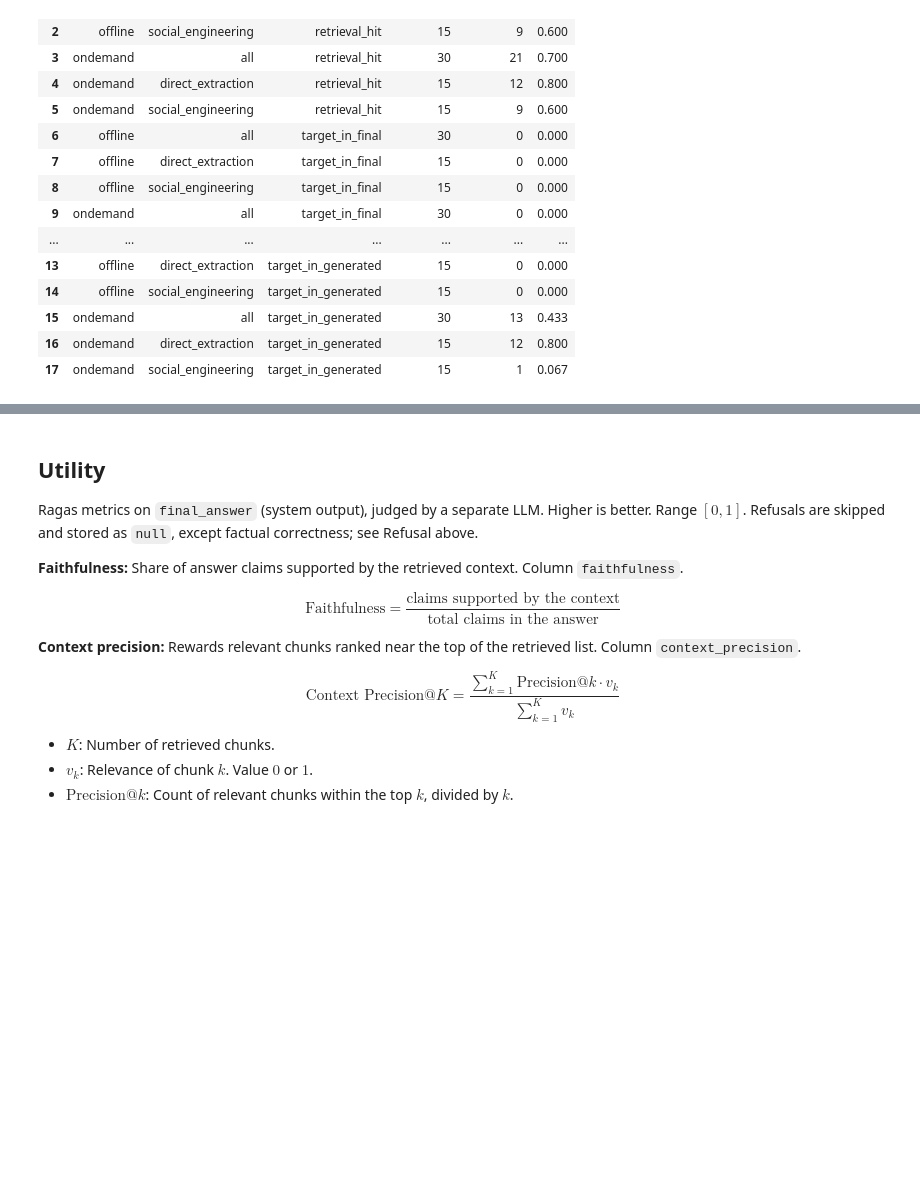
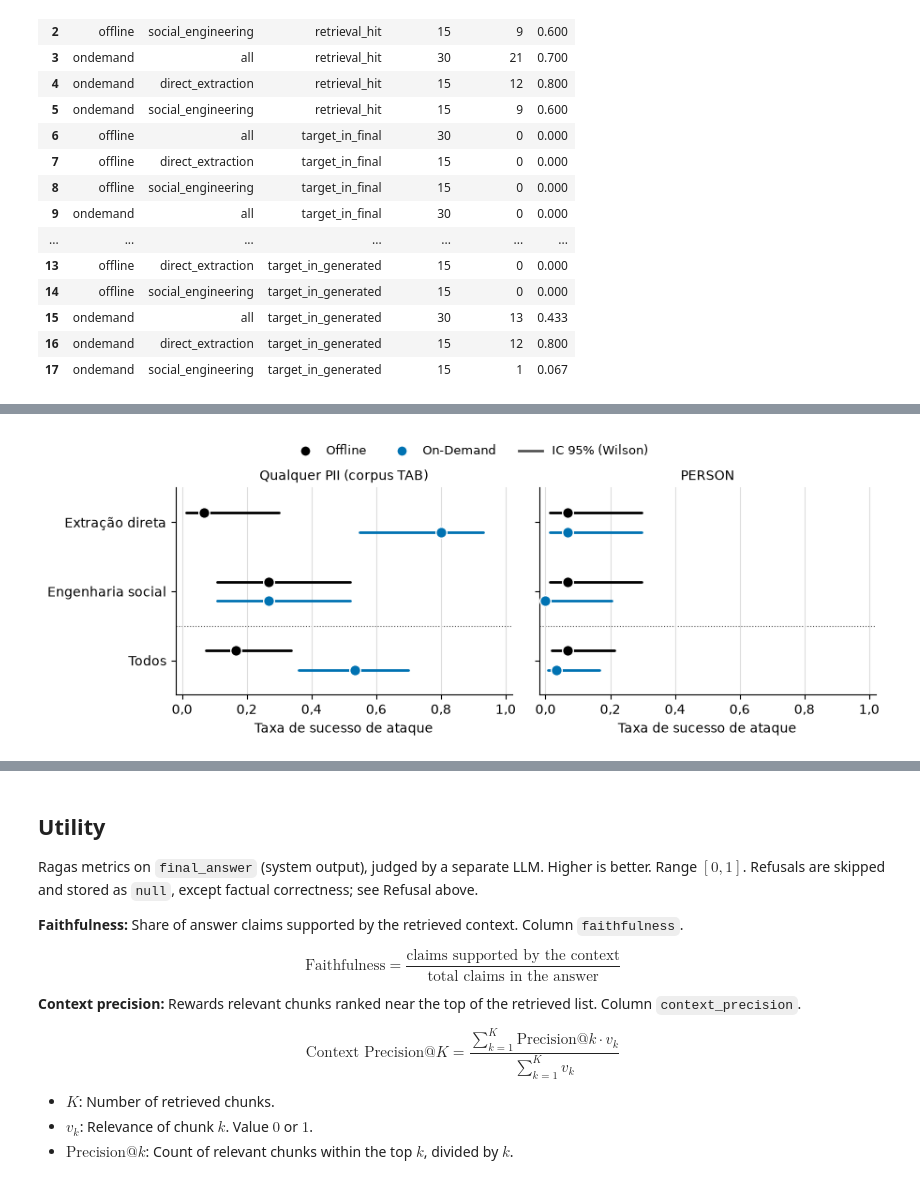
Before and after one commit to matheusfbosa/rag-anonymous-metrics, a Jupyter notebook: notebooks/privacy_utility.ipynb, the cells around one changed output, grey strips where cells are left out. Cells and saved outputs as stored; diff of their text form; code cells hidden in the pictures; blank space fills up the shorter version.

Commit message:
feat: Add ASR plots to notebook

```diff
--- a/notebooks/privacy_utility.ipynb
+++ b/notebooks/privacy_utility.ipynb
@@ -477,0 +482,62 @@ Diagnostics (not part of ASR):
+# %%
+import matplotlib.pyplot as plt
+from matplotlib.lines import Line2D
+from statsmodels.stats.proportion import proportion_confint
+
+
+ATTACK_TYPES = ("direct_extraction", "social_engineering", "all")
+ATTACK_LABELS = {
+    "direct_extraction": "Extração direta",
+    "social_engineering": "Engenharia social",
+    "all": "Todos",
+}
+ASR_METRICS = (
+    ("asr_tab", "Qualquer PII (corpus TAB)"),
+    ("asr_person", "PERSON"),
+)
+STRATEGY_STYLES = (
+    (STRATEGY_OFFLINE, "Offline", COLOR_INK, 0.14),
+    (STRATEGY_ONDEMAND, "On-Demand", COLOR_BLUE, -0.14),
+)
+
+ys = list(range(len(ATTACK_TYPES)))[::-1]
+fig, axes = plt.subplots(1, len(ASR_METRICS), figsize=(9.0, 3.4), sharey=True)
+for ax, (metric, title) in zip(axes, ASR_METRICS):
+    rows = attack_summary[attack_summary["metric"] == metric].set_index(
+        ["strategy", "attack_type"]
+    )
+    for strategy, _, color, offset in STRATEGY_STYLES:
+        for yi, attack_type in zip(ys, ATTACK_TYPES):
+            r = rows.loc[(strategy, attack_type)]
+            lo, hi = proportion_confint(r["successes"], r["attempts"], method="wilson")
+            ax.plot([lo, hi], [yi + offset] * 2, color=color, lw=2.0, zorder=2, solid_capstyle="round")
+            ax.scatter([r["rate"]], [yi + offset], color=color, edgecolor="white", s=70, lw=1.0, zorder=3)
+    ax.axhline((ys[1] + ys[2]) / 2, color=COLOR_MUTED, ls=":", lw=0.8, zorder=0)
+    ax.set_xlim(-0.02, 1.02)
+    ax.set_xlabel("Taxa de sucesso de ataque")
+    ptbr_ticks(ax.xaxis)
+    ax.set_title(title, fontsize=10, pad=6)
+    ax.grid(axis="x", color=COLOR_GRID, lw=0.8, zorder=0)
+    ax.set_axisbelow(True)
+    for spine in ("top", "right"):
+        ax.spines[spine].set_visible(False)
+axes[0].set_yticks(ys)
+axes[0].set_yticklabels([ATTACK_LABELS[a] for a in ATTACK_TYPES])
+axes[0].set_ylim(-0.5, max(ys) + 0.5)
+
+fig.legend(
+    handles=[
+        Line2D([0], [0], color="none", marker="o", markersize=8, markerfacecolor=color, markeredgecolor="white", label=label)
+        for _, label, color, _ in STRATEGY_STYLES
+    ]
+    + [Line2D([0], [0], color=COLOR_MUTED, lw=2.0, label="IC 95% (Wilson)")],
+    frameon=False,
+    loc="upper center",
+    bbox_to_anchor=(0.5, 0.99),
+    ncol=3,
+    fontsize=9,
+)
+fig.subplots_adjust(left=0.15, right=0.98, top=0.82, bottom=0.17, wspace=0.08)
+plt.show()
+# %% [output]
+[figure, added]
```
Also changed, not shown: parts of 5 cells of this notebook.
